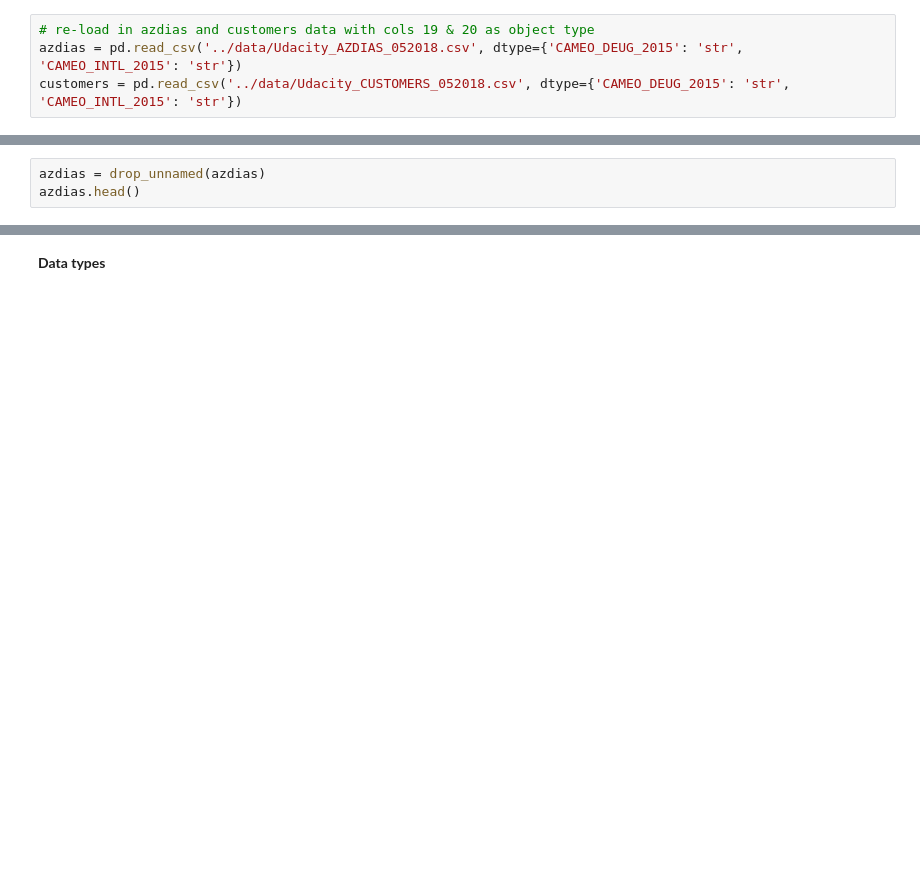
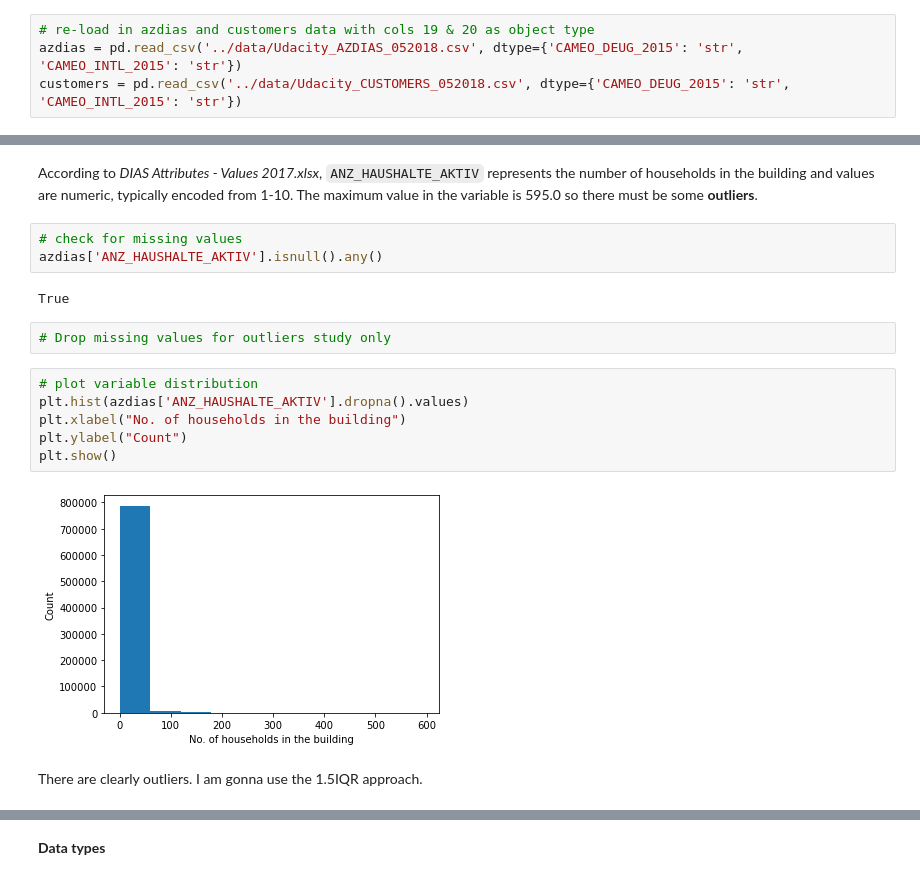
Before and after one commit to bergr7/Bertelsmann_Arvato_Project, a Jupyter notebook: notebooks/Arvato_EDA.ipynb, the cells around one changed output, grey strips where cells are left out. Cells and saved outputs as stored; diff of their text form; blank space fills up the shorter version.

```diff
--- a/notebooks/Arvato_EDA.ipynb
+++ b/notebooks/Arvato_EDA.ipynb
@@ -151,3 +231,0 @@ def drop_unnamed(df):
-# %%
-azdias = drop_unnamed(azdias)
-azdias.head()
@@ -264,0 +379,19 @@ These seem to be the same individuals that have some data missing. I will go for
+# %% [markdown]
+According to *DIAS Attributes - Values 2017.xlsx*, `ANZ_HAUSHALTE_AKTIV` represents the number of households in the building and values are numeric, typically encoded from 1-10. The maximum value in the variable is 595.0 so there must be some **outliers**.
+# %%
+# check for missing values
+azdias['ANZ_HAUSHALTE_AKTIV'].isnull().any()
+# %% [output]
+True
+# %%
+# Drop missing values for outliers study only
+# %%
+# plot variable distribution
+plt.hist(azdias['ANZ_HAUSHALTE_AKTIV'].dropna().values)
+plt.xlabel("No. of households in the building")
+plt.ylabel("Count")
+plt.show()
+# %% [output]
+[figure, added]
+# %% [markdown]
+There are clearly outliers. I am gonna use the 1.5IQR approach.
```
Also changed, not shown: parts of 151 cells of this notebook.
